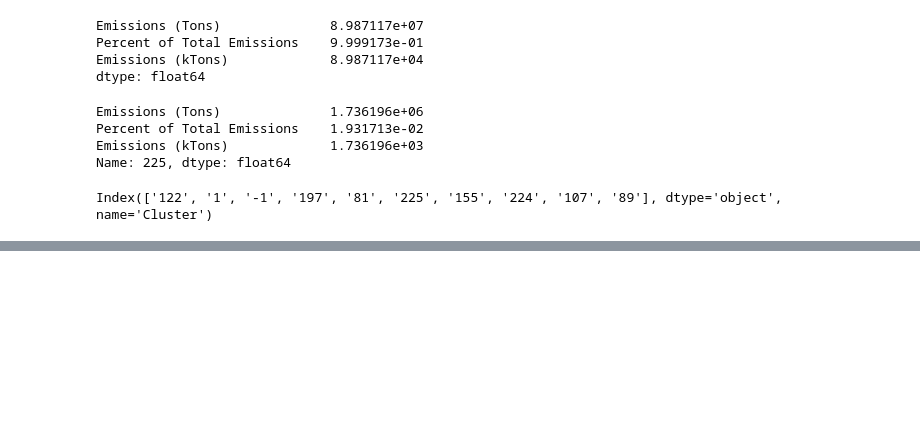
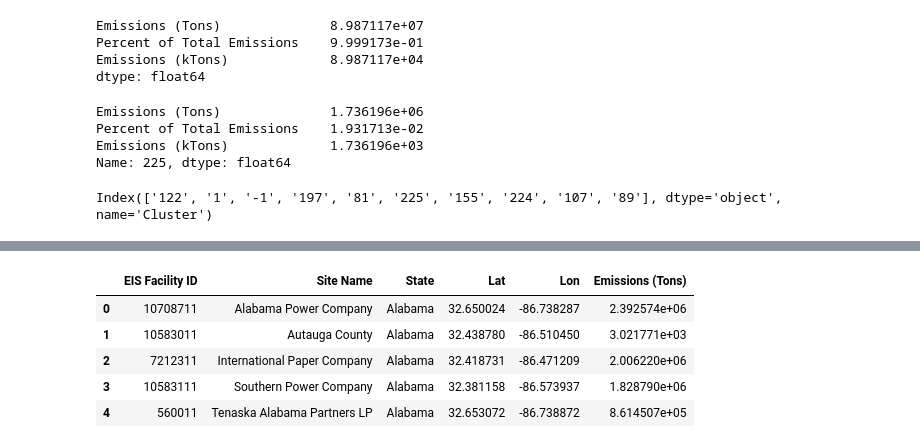
Before and after one commit to PaulEunKim/dvhope, a Jupyter notebook: CODE/prediction/eda/Clustering_Data_exploration.ipynb, the cells around one changed output, grey strips where cells are left out. Saved outputs shown, nothing was run; the diff lists cells and outputs as text; code cells hidden in the pictures; blank space fills up the shorter version.

```diff
--- a/CODE/prediction/eda/Clustering_Data_exploration.ipynb
+++ b/CODE/prediction/eda/Clustering_Data_exploration.ipynb
@@ -224,0 +227,9 @@ np.float64(89878601.15747397)
+# %%
+site_sums_df.head()
+# %% [output]
+|  | EIS Facility ID | Site Name | State | Lat | Lon | Emissions (Tons) |
+| 0 | 10708711 | Alabama Power Company | Alabama | 32.650024 | -86.738287 | 2.392574e+06 |
+| 1 | 10583011 | Autauga County | Alabama | 32.438780 | -86.510450 | 3.021771e+03 |
+| 2 | 7212311 | International Paper Company | Alabama | 32.418731 | -86.471209 | 2.006220e+06 |
+| 3 | 10583111 | Southern Power Company | Alabama | 32.381158 | -86.573937 | 1.828790e+06 |
+| 4 | 560011 | Tenaska Alabama Partners LP | Alabama | 32.653072 | -86.738872 | 8.614507e+05 |
```
Also changed, not shown: parts of 18 cells of this notebook, 11 other files.
